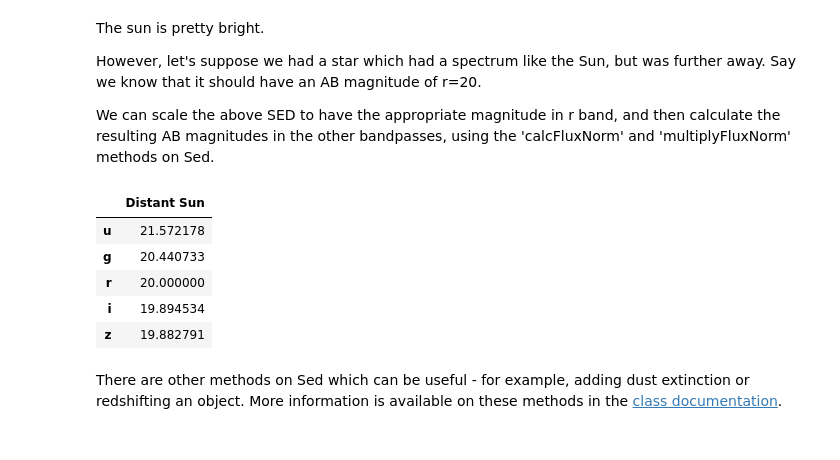
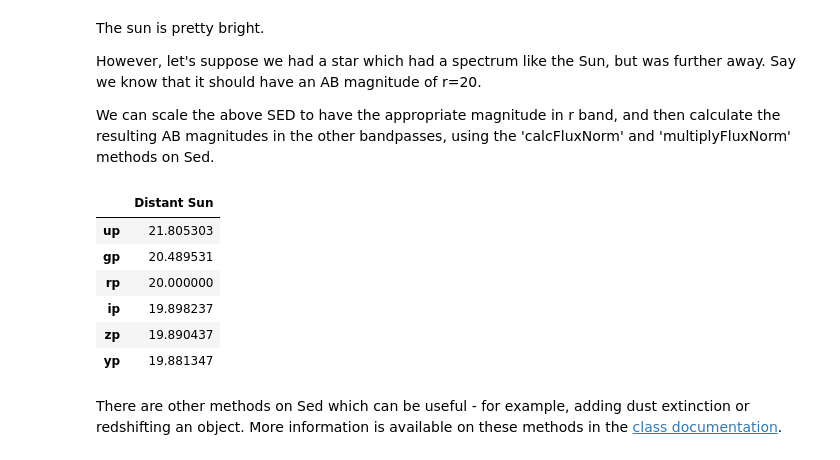
Before and after one commit to sylvielsstfr/rubinsimphot, a Jupyter notebook: docs/notebooks/auxtel/calculating_magnitudes_auxtel.ipynb, the cells around one changed output. Saved outputs shown, nothing was run; the diff lists cells and outputs as text; code cells hidden in the pictures.

```diff
--- a/docs/notebooks/auxtel/calculating_magnitudes_auxtel.ipynb
+++ b/docs/notebooks/auxtel/calculating_magnitudes_auxtel.ipynb
@@ -66,7 +89,8 @@ auxtel_sdss_z.dat
 multispectra_holo4_003_HD142331_20230802_AuxTel_doGainsPTC_v3.0.3_throughput.txt
 # %%
 # Read the throughput curves
-filterlist = ['u', 'g', 'r', 'i', 'z']
+#filterlist = ['u', 'g', 'r', 'i', 'z']
+filterlist = ['up', 'gp', 'rp', 'ip', 'zp','yp']
 
 auxtel_sdss = {}
 for f in filterlist:
@@ -74,7 +98,7 @@ for f in filterlist:
     auxtel_sdss[f].read_throughput(os.path.join(fdir, f'auxtel_sdss_{f}.dat'))
 # %%
 # Plot the curves .. see what we have.
-filtercolors = {'u':'b', 'g':'c', 'r':'g', 'i':'orange', 'z':'r', 'y':'m'}
+filtercolors = {'up':'b', 'gp':'c', 'rp':'g', 'ip':'orange', 'zp':'r', 'yp':'m'}
 
 plt.figure(figsize=(8,6))
 for f in filterlist:
@@ -143,24 +168,25 @@ We can scale the above SED to have the appropriate magnitude in r band, and then
 # %%
 # Scale spectrum and recalculate magnitudes.
 
 r = 20.0
 
-flux_norm = sun.calc_flux_norm(r, auxtel_sdss['r'])
+flux_norm = sun.calc_flux_norm(r, auxtel_sdss['rp'])
 
 sun.multiply_flux_norm(flux_norm)
 
 mags = {}
 for f in filterlist:
     mags[f] = sun.calc_mag(auxtel_sdss[f])
 
 pd.DataFrame(mags, index=['Distant Sun']).T
 # %% [output]
 |  | Distant Sun |
-| u | 21.572178 |
-| g | 20.440733 |
-| r | 20.000000 |
-| i | 19.894534 |
-| z | 19.882791 |
+| up | 21.805303 |
+| gp | 20.489531 |
+| rp | 20.000000 |
+| ip | 19.898237 |
+| zp | 19.890437 |
+| yp | 19.881347 |
 # %% [markdown]
 There are other methods on Sed which can be useful - for example, adding dust extinction or redshifting an object. More information is available on these methods in the [class documentation](https://github.com/lsst/rubin_sim/blob/master/rubin_sim/photUtils/Sed.py).
 # %% [markdown]
```
Also changed, not shown: parts of 14 cells of this notebook, 10 other files.
